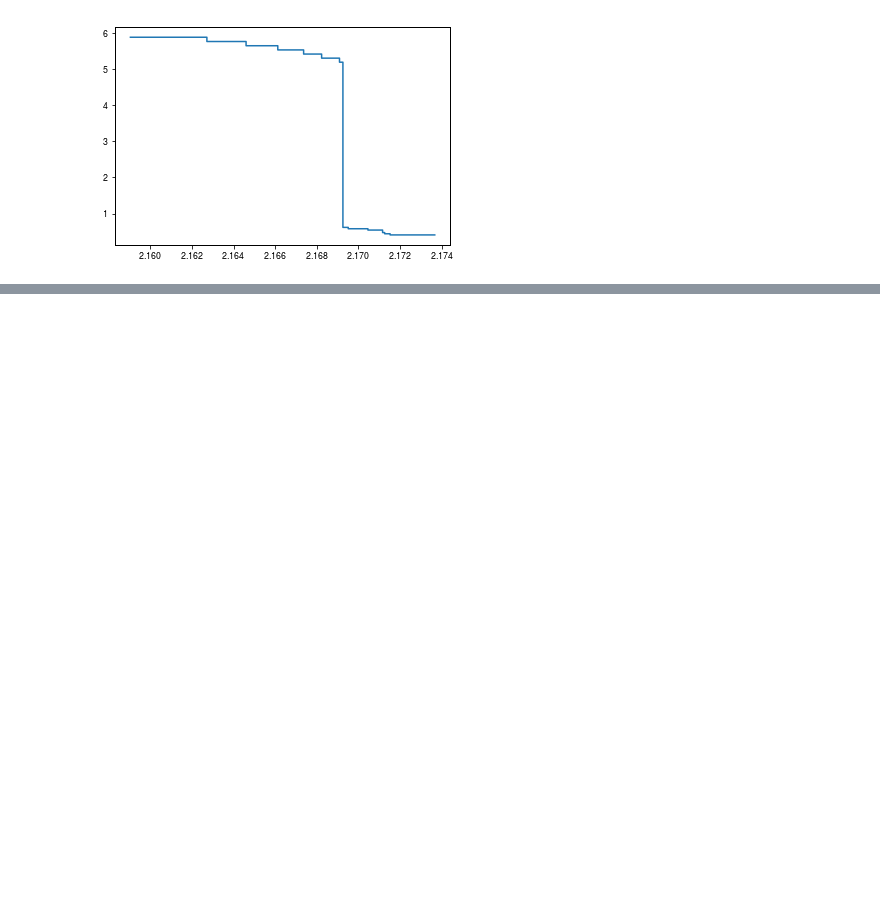
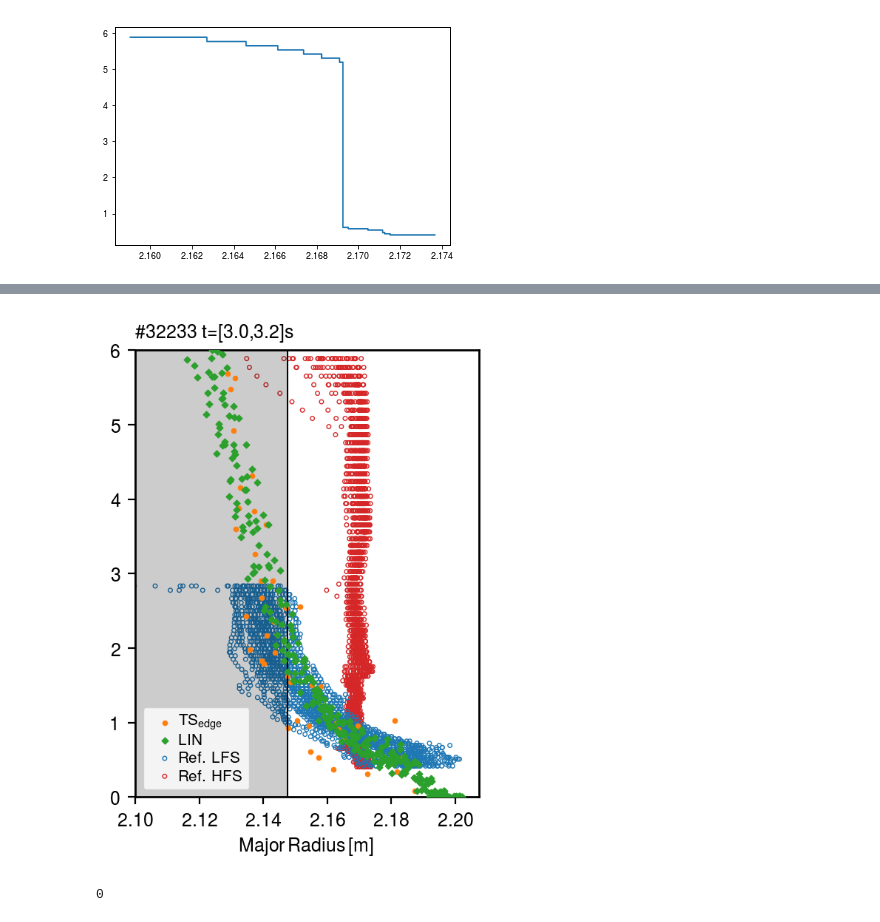
Before and after one commit to guimarais/Hmode_Figures, a Jupyter notebook: Profiles_32233_Averaged.ipynb, the cells around one changed output, grey strips where cells are left out. Saved outputs shown, nothing was run; the diff lists cells and outputs as text; code cells hidden in the pictures; blank space fills up the shorter version.

```diff
--- a/Profiles_32233_Averaged.ipynb
+++ b/Profiles_32233_Averaged.ipynb
@@ -391,0 +400,5 @@ plt.show()
+# %%
+plot4DiagPedSht(p1)
+# %% [output]
+[figure, added]
+0
```
Also changed, not shown: parts of 4 cells of this notebook, 34 other files.
